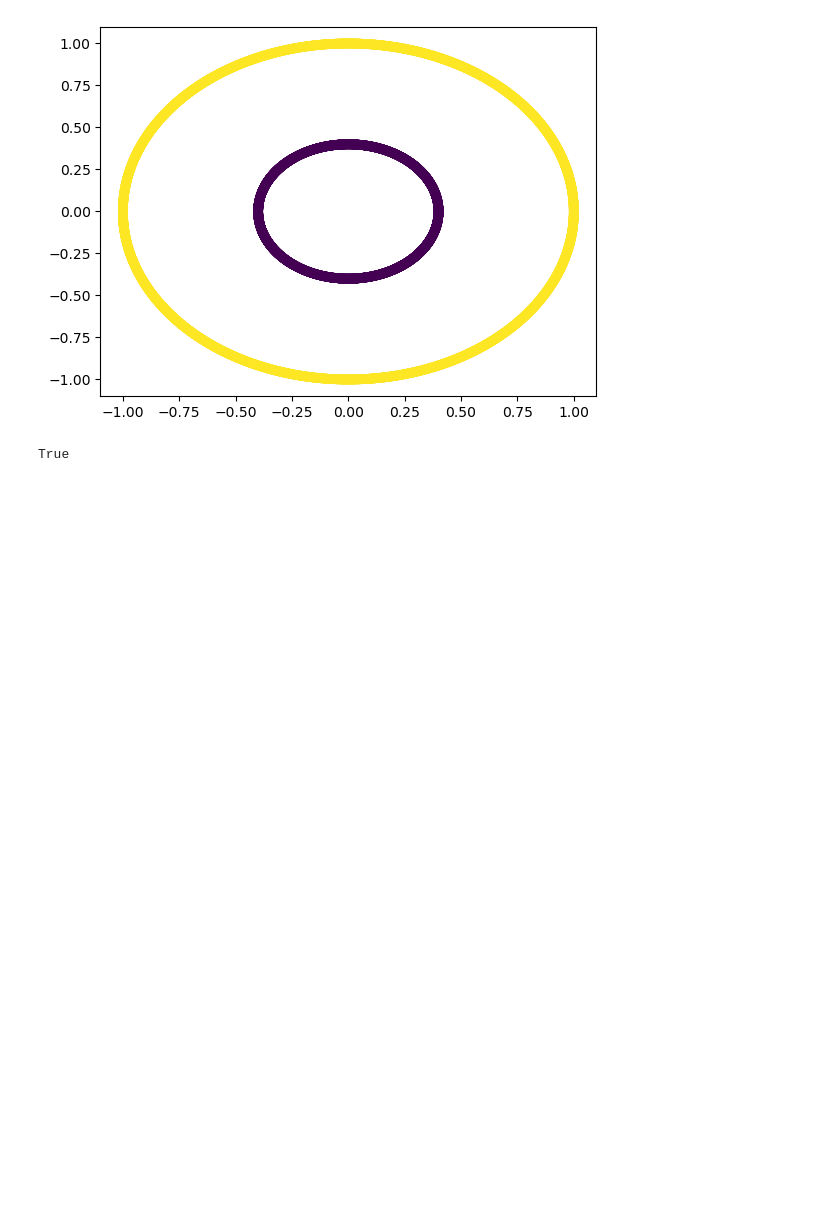
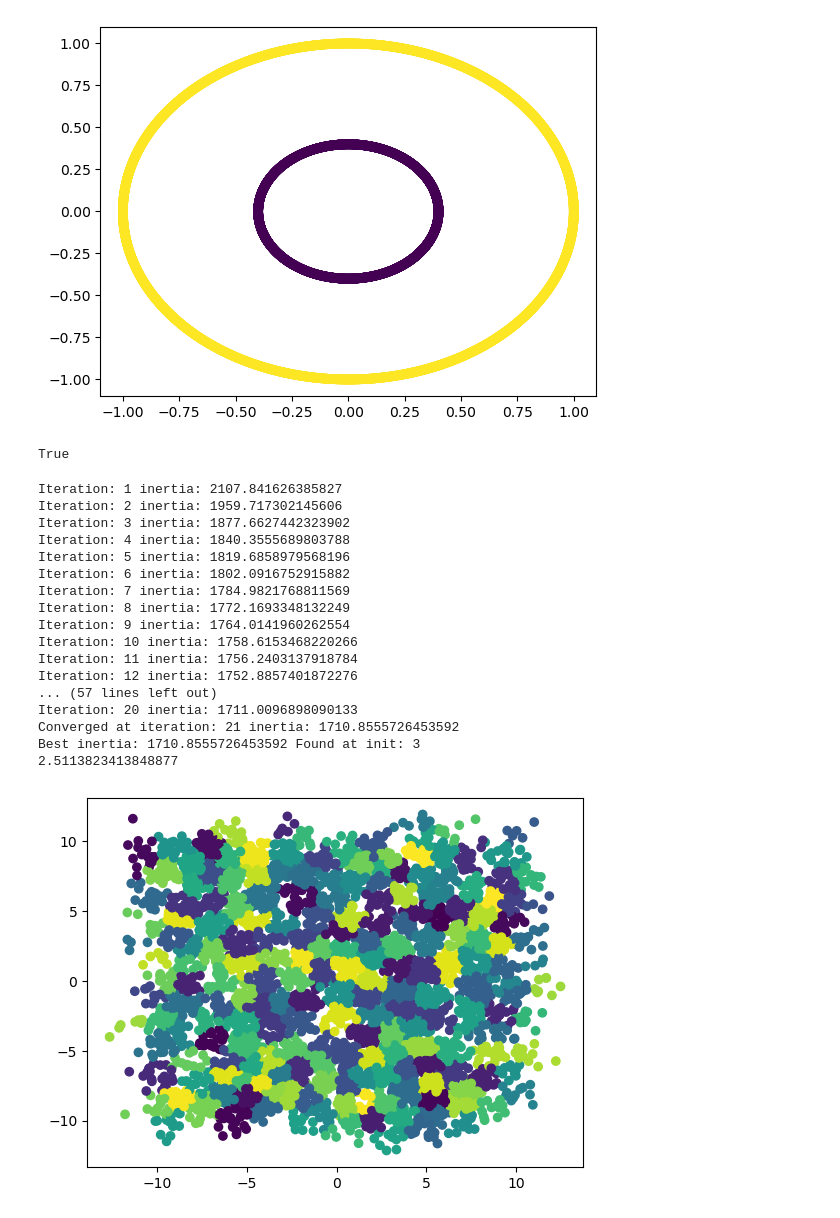
Before and after one commit to bauxn/kernel-kmeans, a Jupyter notebook: demo.ipynb, the cells around one changed output. Drawn from its saved outputs; the diff is of its cells as text; code cells hidden in the pictures; blank space fills up the shorter version.

```diff
--- a/demo.ipynb
+++ b/demo.ipynb
@@ -398,3 +305,33 @@ visualize(x, kkm.predict(x))
 all(kkm.predict(x) == kkm.labels)
 # %% [output]
 True
+# %%
+x, labels, centers = make_blobs(5000, centers=200, return_centers = True, random_state = 0, n_features = 2)
+# %%
+kkml =  KKMeans(n_clusters = 200, verbose = True, init = "kmeans++", kernel = "linear", seed = 0, tol = 1e-4, n_init = 3, q_metric="inertia", algorithm="lloyd")
+kkme =  KKMeans(n_clusters = 200, verbose = True, init = "kmeans++", kernel = "linear", seed = 0, tol = 1e-4, n_init = 3, q_metric="inertia", algorithm="elkan")
+# %%
+start = time()
+kkml.fit(x)
+end = time()
+print(end - start)
+visualize(x, kkml.labels)
+# %% [output]
+Iteration: 1 inertia: 2107.841626385827
+Iteration: 2 inertia: 1959.717302145606
+Iteration: 3 inertia: 1877.6627442323902
+Iteration: 4 inertia: 1840.3555689803788
+Iteration: 5 inertia: 1819.6858979568196
+Iteration: 6 inertia: 1802.0916752915882
+Iteration: 7 inertia: 1784.9821768811569
+Iteration: 8 inertia: 1772.1693348132249
+Iteration: 9 inertia: 1764.0141960262554
+Iteration: 10 inertia: 1758.6153468220266
+Iteration: 11 inertia: 1756.2403137918784
+Iteration: 12 inertia: 1752.8857401872276
+... (57 lines left out)
+Iteration: 20 inertia: 1711.0096898090133
+Converged at iteration: 21 inertia: 1710.8555726453592
+Best inertia: 1710.8555726453592 Found at init: 3
+2.5113823413848877
+[figure, added]
```
Also changed, not shown: parts of 14 cells of this notebook, 3 other files.
